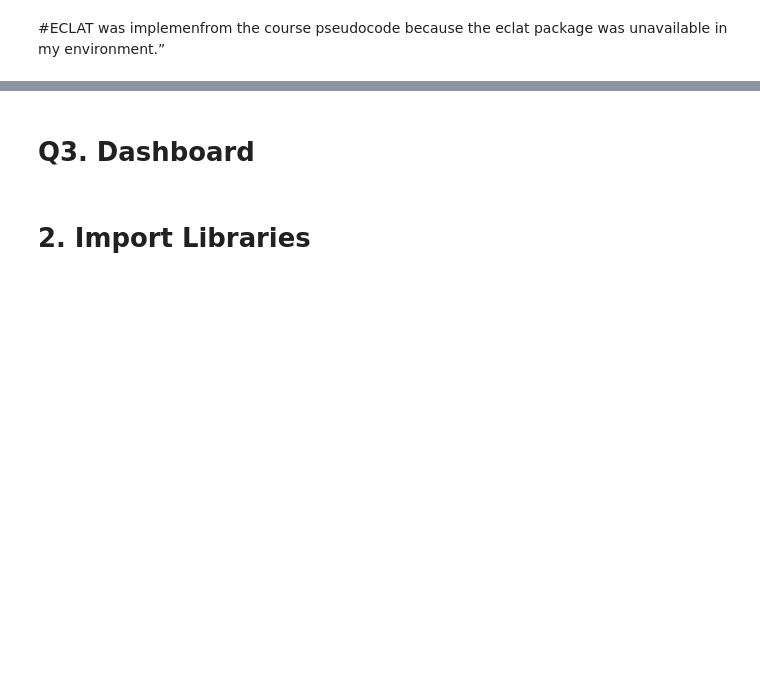
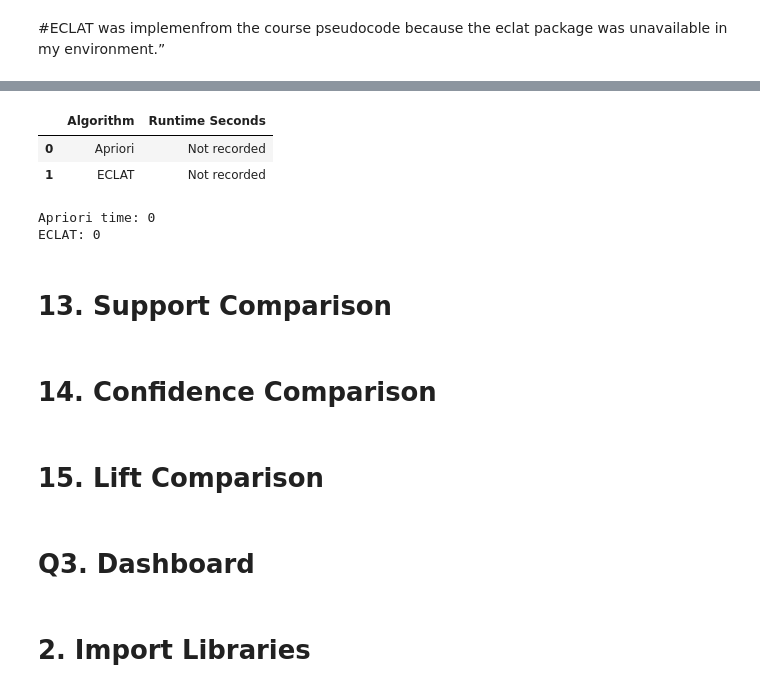
Before and after one commit to 2026089Hi/CA2-DV-ML, a Jupyter notebook: CA2 DV, ML.ipynb, the cells around one changed output, grey strips where cells are left out. Drawn from its saved outputs; the diff is of its cells as text; code cells hidden in the pictures; blank space fills up the shorter version.

```diff
--- a/CA2 DV, ML.ipynb
+++ b/CA2 DV, ML.ipynb
@@ -938,3 +949,35 @@ ECLAT itemsets: (6098, 2)
+# %%
+runtime_comparison = pd.DataFrame({
+    "Algorithm": [
+        "Apriori",
+        "ECLAT"
+    ],
+    "Runtime Seconds": [
+        "Not recorded" if "apriori_time" not in globals() or apriori_time == 0
+            else round(apriori_time, 2),
+        "Not recorded" if "eclat_time" not in globals() or eclat_time == 0
+            else round(eclat_time, 2)
+    ]
+})
+
+runtime_comparison
+# %% [output]
+|  | Algorithm | Runtime Seconds |
+| 0 | Apriori | Not recorded |
+| 1 | ECLAT | Not recorded |
+# %%
+print("Apriori time:", apriori_time, )
+print("ECLAT:", eclat_time )
+# %% [output]
+Apriori time: 0
+ECLAT: 0
+# %% [markdown]
+
+# 13. Support Comparison
+# %% [markdown]
+# 14. Confidence Comparison
+# %% [markdown]
+# 15. Lift Comparison
 # %% [markdown]
 # Q3. Dashboard
 # %% [markdown]
```
Also changed, not shown: parts of 24 cells of this notebook.
